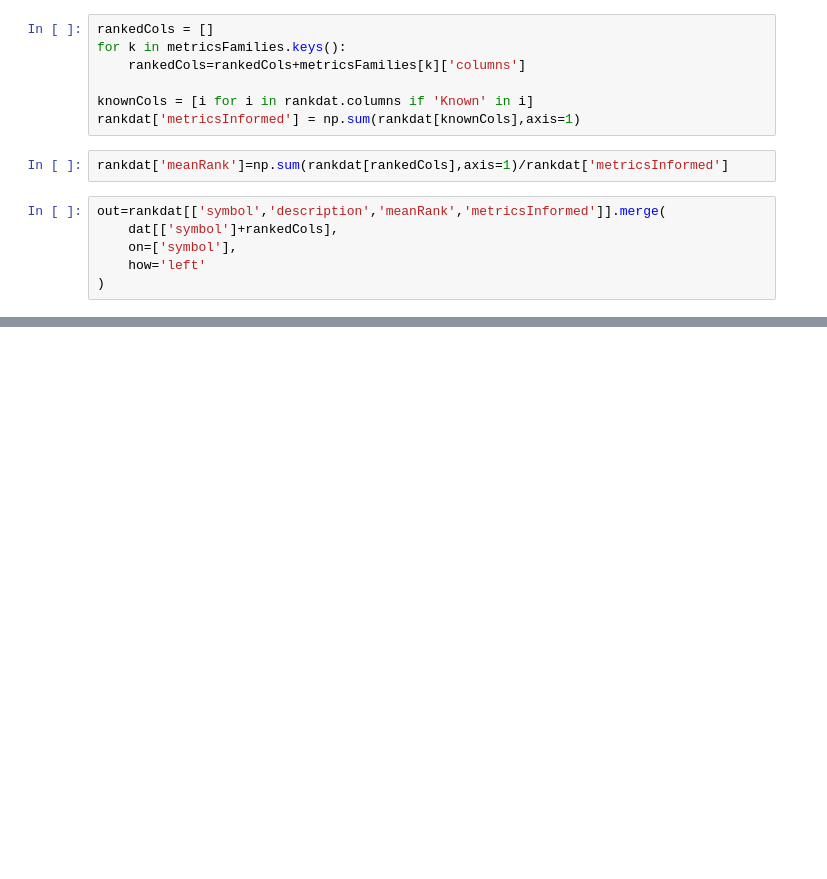
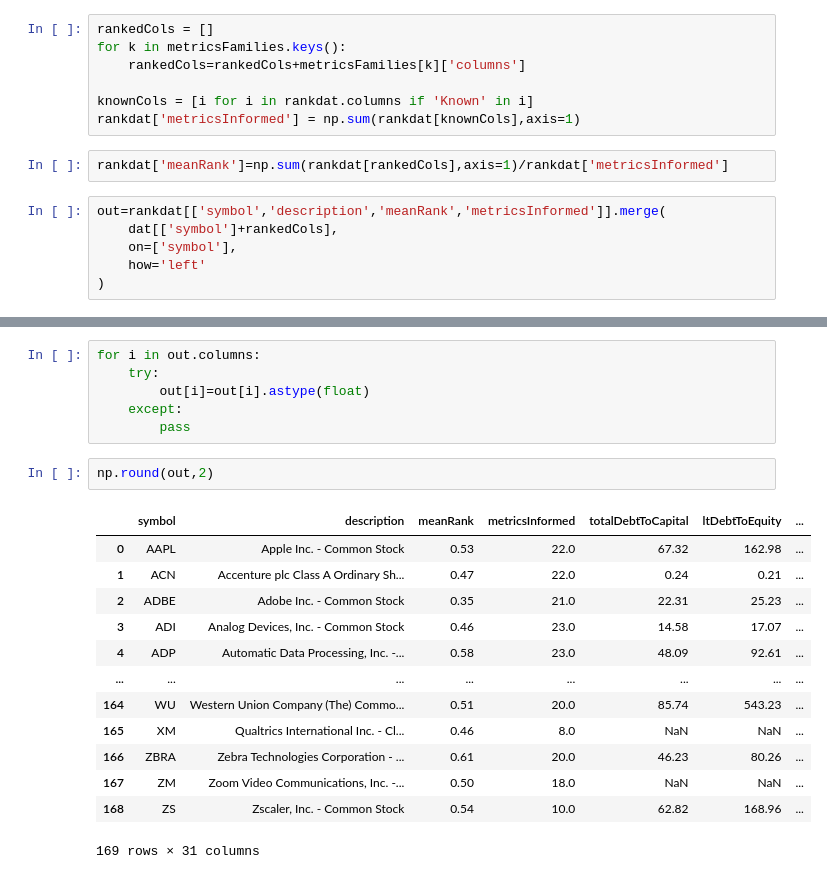
Before and after one commit to JLivingston01/python_research, a Jupyter notebook: scripts/stocks/fundamental_analysis.ipynb, the cells around one changed output, grey strips where cells are left out. Cells and saved outputs as stored; diff of their text form; blank space fills up the shorter version.

```diff
--- a/scripts/stocks/fundamental_analysis.ipynb
+++ b/scripts/stocks/fundamental_analysis.ipynb
@@ -209,0 +195,22 @@ out.sort_values(by='meanRank').head(10)
+# %%
+for i in out.columns:
+    try:
+        out[i]=out[i].astype(float)
+    except:
+        pass
+# %%
+np.round(out,2)
+# %% [output]
+|  | symbol | description | meanRank | metricsInformed | totalDebtToCapital | ltDebtToEquity | ... |
+| 0 | AAPL | Apple Inc. - Common Stock | 0.53 | 22.0 | 67.32 | 162.98 | ... |
+| 1 | ACN | Accenture plc Class A Ordinary Sh... | 0.47 | 22.0 | 0.24 | 0.21 | ... |
+| 2 | ADBE | Adobe Inc. - Common Stock | 0.35 | 21.0 | 22.31 | 25.23 | ... |
+| 3 | ADI | Analog Devices, Inc. - Common Stock | 0.46 | 23.0 | 14.58 | 17.07 | ... |
+| 4 | ADP | Automatic Data Processing, Inc. -... | 0.58 | 23.0 | 48.09 | 92.61 | ... |
+| ... | ... | ... | ... | ... | ... | ... | ... |
+| 164 | WU | Western Union Company (The) Commo... | 0.51 | 20.0 | 85.74 | 543.23 | ... |
+| 165 | XM | Qualtrics International Inc. - Cl... | 0.46 | 8.0 | NaN | NaN | ... |
+| 166 | ZBRA | Zebra Technologies Corporation - ... | 0.61 | 20.0 | 46.23 | 80.26 | ... |
+| 167 | ZM | Zoom Video Communications, Inc. -... | 0.50 | 18.0 | NaN | NaN | ... |
+| 168 | ZS | Zscaler, Inc. - Common Stock | 0.54 | 10.0 | 62.82 | 168.96 | ... |
+169 rows × 31 columns
```
Also changed, not shown: parts of 2 cells of this notebook, 1 other file.
